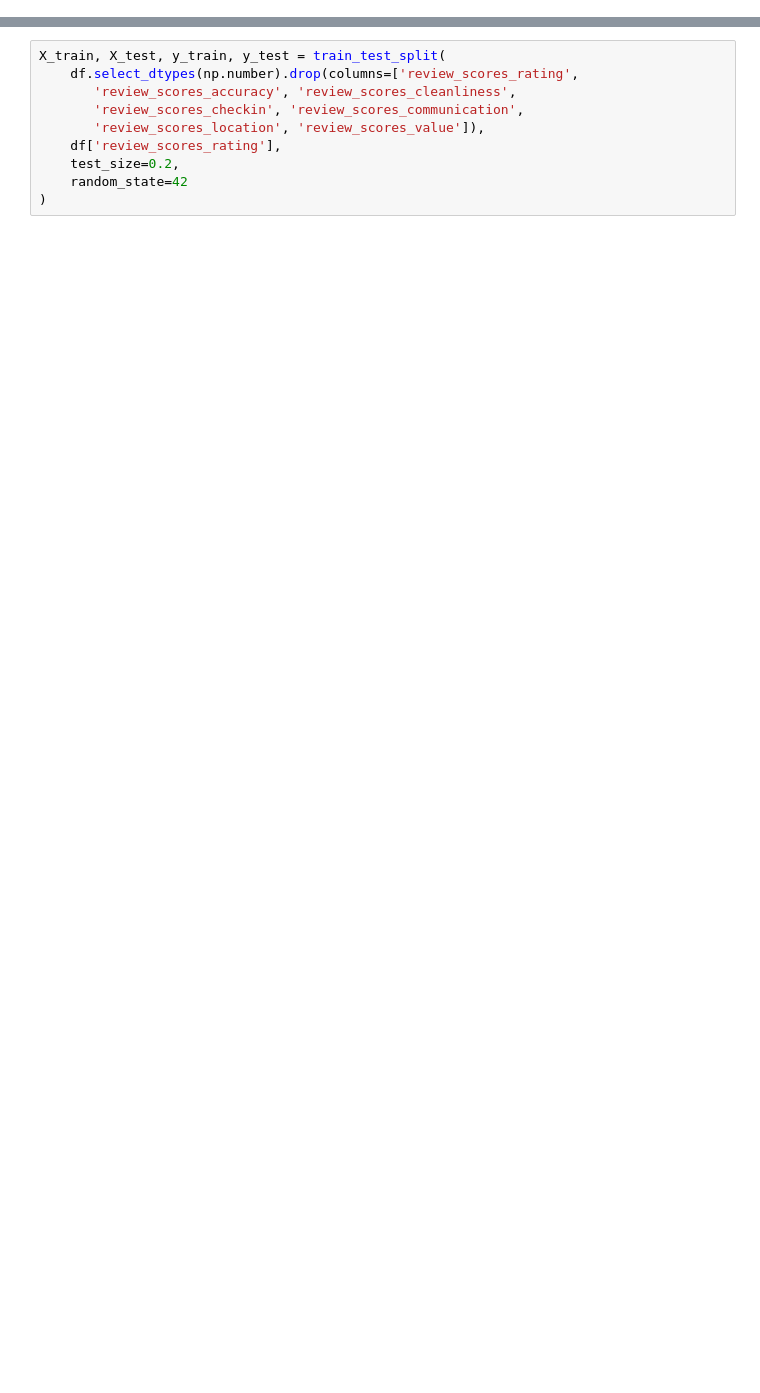
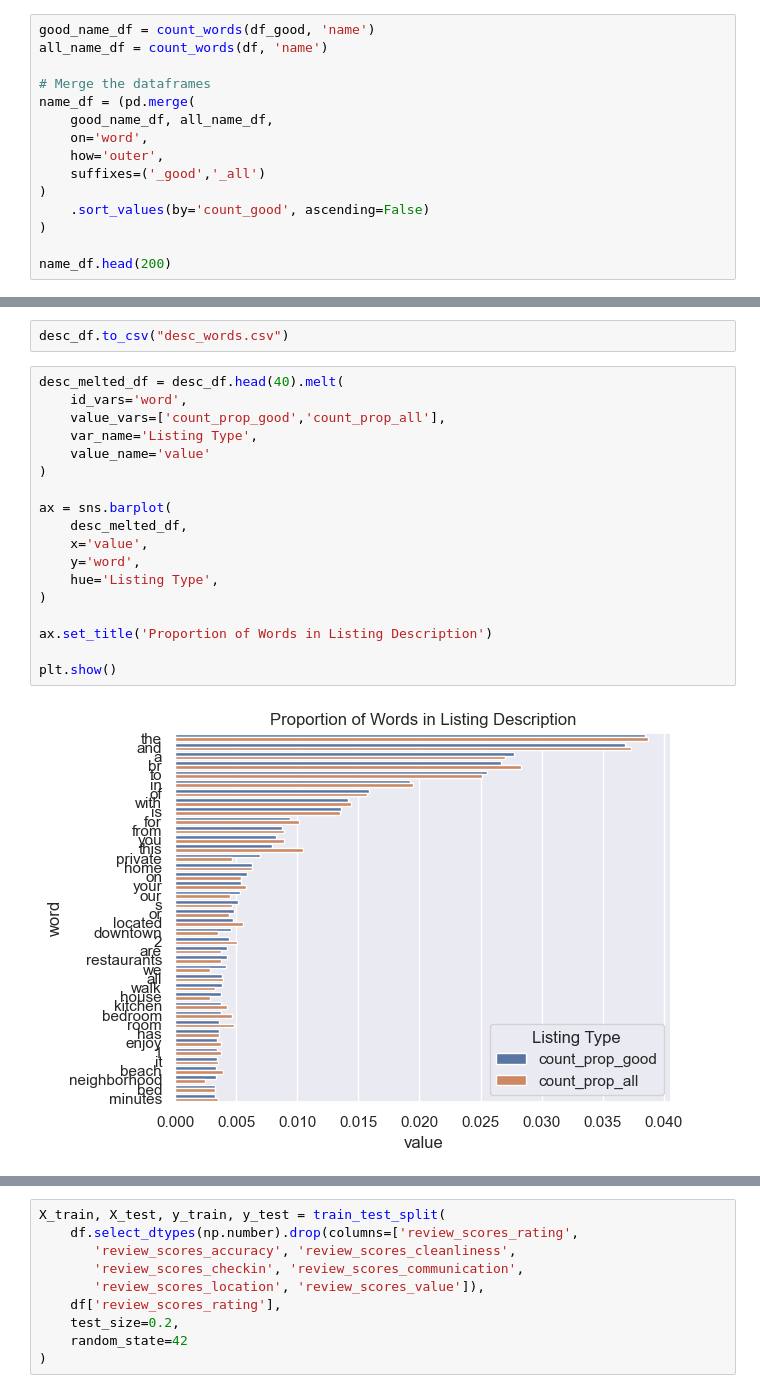
Before and after one commit to doanhandonly/RAD-CSE151A-Project, a Jupyter notebook: model/base_model.ipynb, the cells around one changed output, grey strips where cells are left out. Drawn from its saved outputs; the diff is of its cells as text; blank space fills up the shorter version.

```diff
--- a/model/base_model.ipynb
+++ b/model/base_model.ipynb
@@ -8,0 +234,15 @@ from sklearn.metrics import mean_absolute_error, mean_squared_error
+# %%
+good_name_df = count_words(df_good, 'name')
+all_name_df = count_words(df, 'name')
+
+# Merge the dataframes
+name_df = (pd.merge(
+    good_name_df, all_name_df,
+    on='word',
+    how='outer',
+    suffixes=('_good','_all')
+)
+    .sort_values(by='count_good', ascending=False)
+)
+
+name_df.head(200)
@@ -8,0 +387,22 @@ from sklearn.metrics import mean_absolute_error, mean_squared_error
+# %%
+desc_df.to_csv("desc_words.csv")
+# %%
+desc_melted_df = desc_df.head(40).melt(
+    id_vars='word',
+    value_vars=['count_prop_good','count_prop_all'],
+    var_name='Listing Type',
+    value_name='value'
+)
+
+ax = sns.barplot(
+    desc_melted_df,
+    x='value',
+    y='word',
+    hue='Listing Type',
+)
+
+ax.set_title('Proportion of Words in Listing Description')
+
+plt.show()
+# %% [output]
+[figure, added]
```
Also changed, not shown: parts of 69 cells of this notebook.
